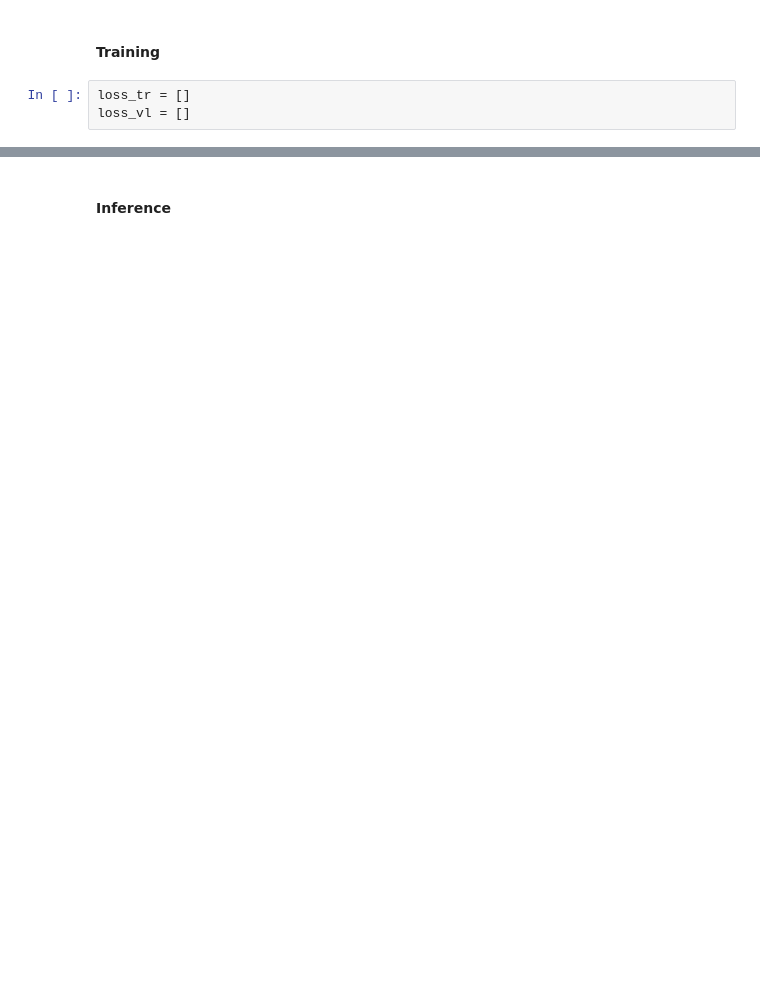
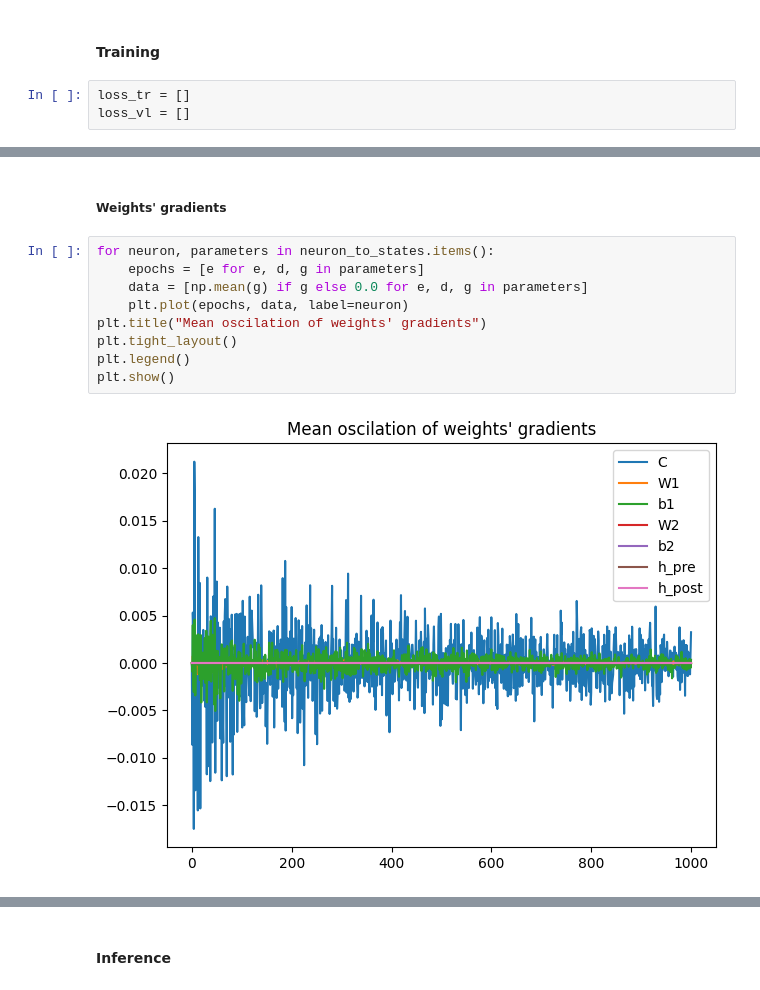
Before and after one commit to danorel/ml.fitness, a Jupyter notebook: src/makemore/notebooks/Example MLP.ipynb, the cells around one changed output, grey strips where cells are left out. Saved outputs shown, nothing was run; the diff lists cells and outputs as text; blank space fills up the shorter version.

```diff
--- a/src/makemore/notebooks/Example MLP.ipynb
+++ b/src/makemore/notebooks/Example MLP.ipynb
@@ -189,0 +229,13 @@ plt.show()
+# %% [markdown]
+##### Weights' gradients
+# %%
+for neuron, parameters in neuron_to_states.items():
+    epochs = [e for e, d, g in parameters]
+    data = [np.mean(g) if g else 0.0 for e, d, g in parameters]
+    plt.plot(epochs, data, label=neuron)
+plt.title("Mean oscilation of weights' gradients")
+plt.tight_layout()
+plt.legend()
+plt.show()
+# %% [output]
+[figure, added]
```
Also changed, not shown: parts of 12 cells of this notebook.
